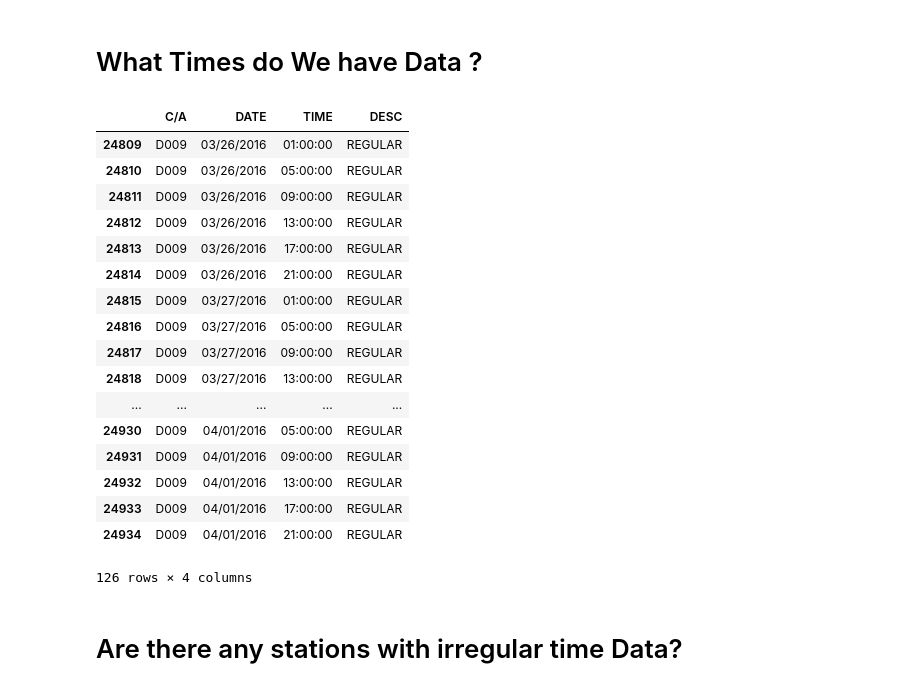
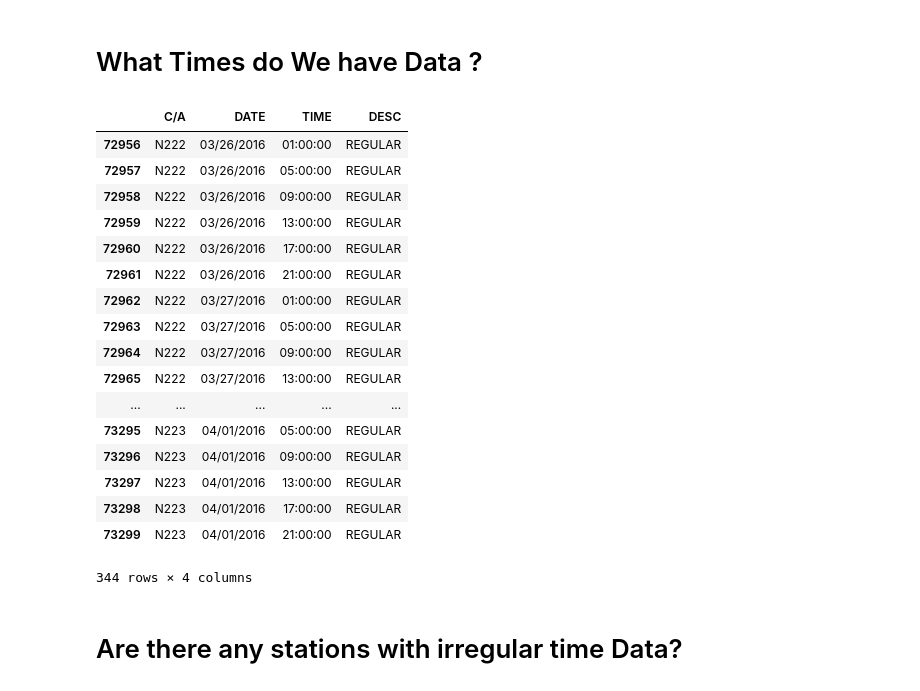
Before and after one commit to mango314/mta, a Jupyter notebook: MTA - Turnstile Data.ipynb, the cells around one changed output. Cells and saved outputs as stored; diff of their text form; code cells hidden in the pictures.

```diff
--- a/MTA - Turnstile Data.ipynb
+++ b/MTA - Turnstile Data.ipynb
@@ -39,26 +60,26 @@ stations[N][["STATION", "LINENAME","UNIT"]].drop_duplicates()
 # What Times do We have Data ?
 # %%
 #turnstile[(turnstile.UNIT == "R091")][["DATE","TIME", "DESC"]]
-turnstile[(turnstile.UNIT == "R393")][["C/A", "DATE", "TIME", "DESC"]]
+turnstile[(turnstile.UNIT == "R156")][["C/A", "DATE", "TIME", "DESC"]]
 # %% [output]
 |  | C/A | DATE | TIME | DESC |
-| 24809 | D009 | 03/26/2016 | 01:00:00 | REGULAR |
-| 24810 | D009 | 03/26/2016 | 05:00:00 | REGULAR |
-| 24811 | D009 | 03/26/2016 | 09:00:00 | REGULAR |
-| 24812 | D009 | 03/26/2016 | 13:00:00 | REGULAR |
-| 24813 | D009 | 03/26/2016 | 17:00:00 | REGULAR |
-| 24814 | D009 | 03/26/2016 | 21:00:00 | REGULAR |
-| 24815 | D009 | 03/27/2016 | 01:00:00 | REGULAR |
-| 24816 | D009 | 03/27/2016 | 05:00:00 | REGULAR |
-| 24817 | D009 | 03/27/2016 | 09:00:00 | REGULAR |
-| 24818 | D009 | 03/27/2016 | 13:00:00 | REGULAR |
+| 72956 | N222 | 03/26/2016 | 01:00:00 | REGULAR |
+| 72957 | N222 | 03/26/2016 | 05:00:00 | REGULAR |
+| 72958 | N222 | 03/26/2016 | 09:00:00 | REGULAR |
+| 72959 | N222 | 03/26/2016 | 13:00:00 | REGULAR |
+| 72960 | N222 | 03/26/2016 | 17:00:00 | REGULAR |
+| 72961 | N222 | 03/26/2016 | 21:00:00 | REGULAR |
+| 72962 | N222 | 03/27/2016 | 01:00:00 | REGULAR |
+| 72963 | N222 | 03/27/2016 | 05:00:00 | REGULAR |
+| 72964 | N222 | 03/27/2016 | 09:00:00 | REGULAR |
+| 72965 | N222 | 03/27/2016 | 13:00:00 | REGULAR |
 | ... | ... | ... | ... | ... |
-| 24930 | D009 | 04/01/2016 | 05:00:00 | REGULAR |
-| 24931 | D009 | 04/01/2016 | 09:00:00 | REGULAR |
-| 24932 | D009 | 04/01/2016 | 13:00:00 | REGULAR |
-| 24933 | D009 | 04/01/2016 | 17:00:00 | REGULAR |
-| 24934 | D009 | 04/01/2016 | 21:00:00 | REGULAR |
+| 73295 | N223 | 04/01/2016 | 05:00:00 | REGULAR |
+| 73296 | N223 | 04/01/2016 | 09:00:00 | REGULAR |
+| 73297 | N223 | 04/01/2016 | 13:00:00 | REGULAR |
+| 73298 | N223 | 04/01/2016 | 17:00:00 | REGULAR |
+| 73299 | N223 | 04/01/2016 | 21:00:00 | REGULAR |
-126 rows × 4 columns
+344 rows × 4 columns
 # %% [markdown]
 # Are there any stations with irregular time Data?
 # %%
```
Also changed, not shown: parts of 11 cells of this notebook.
